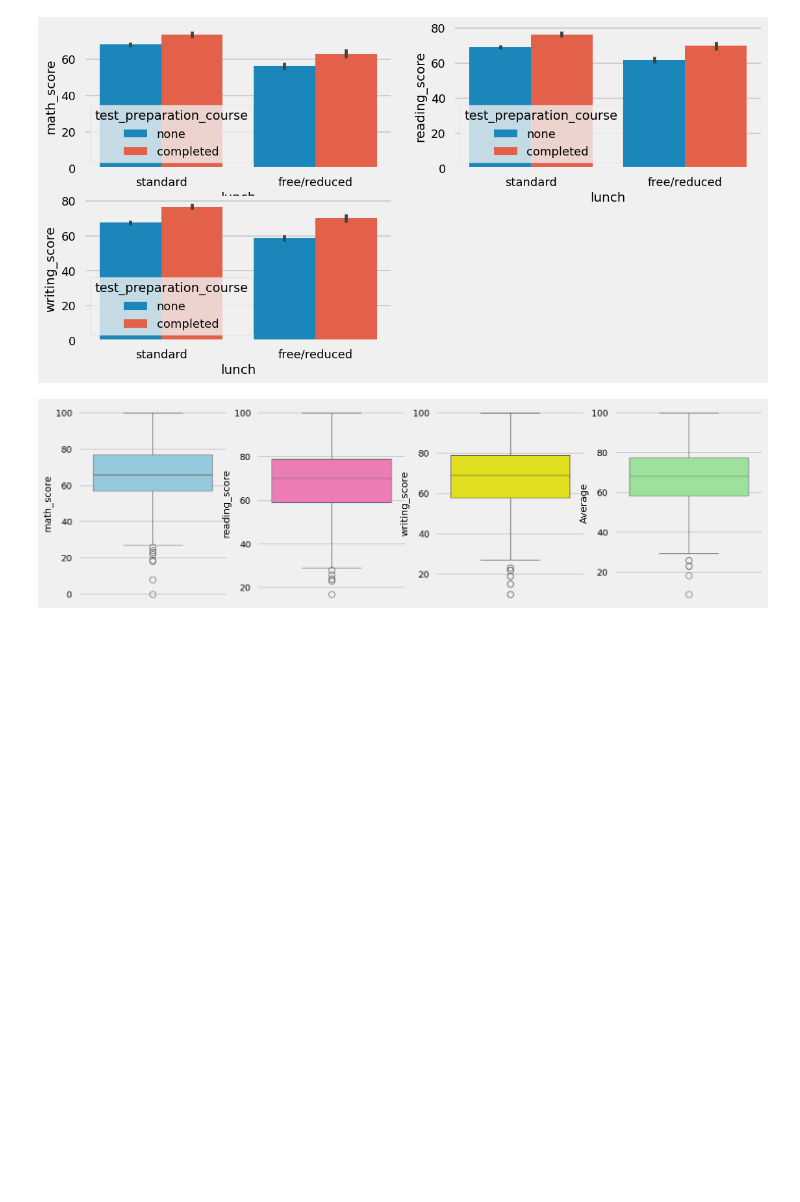
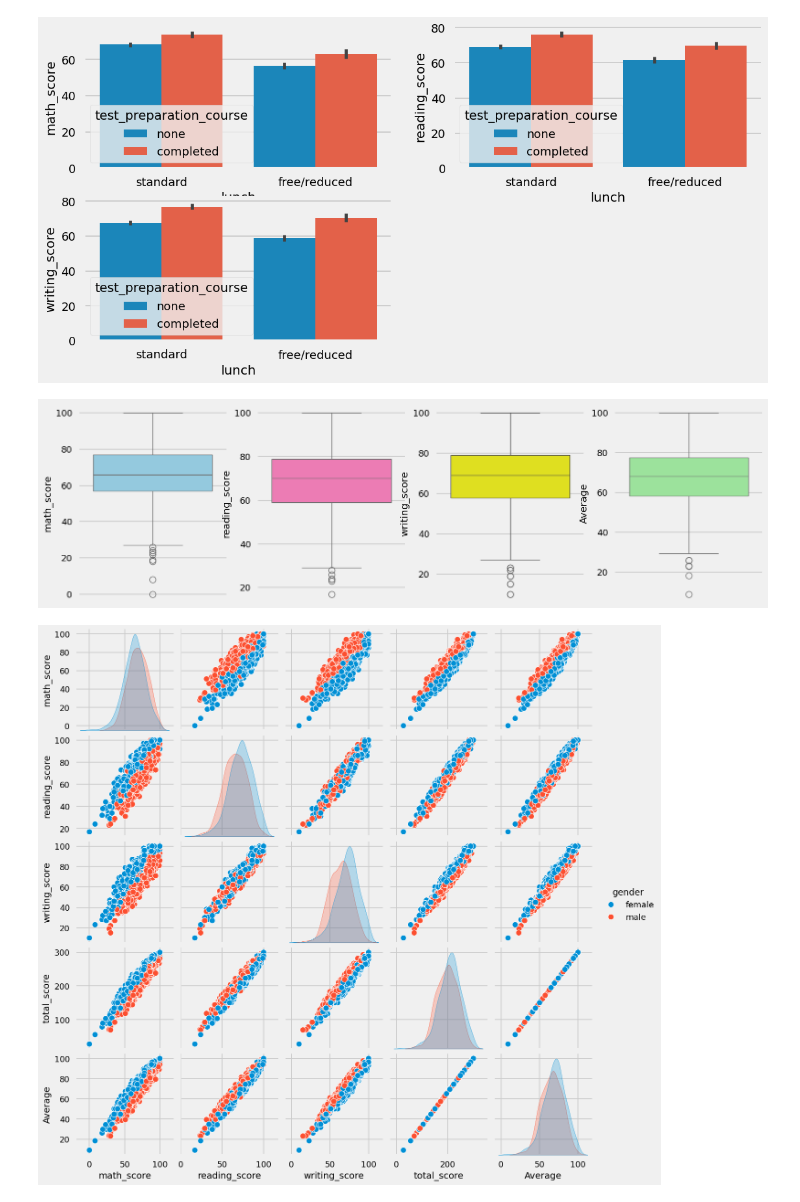
Before and after one commit to raw9k/students-performance-ml, a Jupyter notebook: notebook/EDA.ipynb, the cells around one changed output. Drawn from its saved outputs; the diff is of its cells as text; code cells hidden in the pictures; blank space fills up the shorter version.

```diff
--- a/notebook/EDA.ipynb
+++ b/notebook/EDA.ipynb
@@ -389,3 +389,8 @@ sns.boxplot(df['Average'],color='lightgreen')
 plt.show()
 # %% [output]
 [figure]
+# %%
+sns.pairplot(df,hue = 'gender')
+plt.show()
+# %% [output]
+[figure, added]
```
